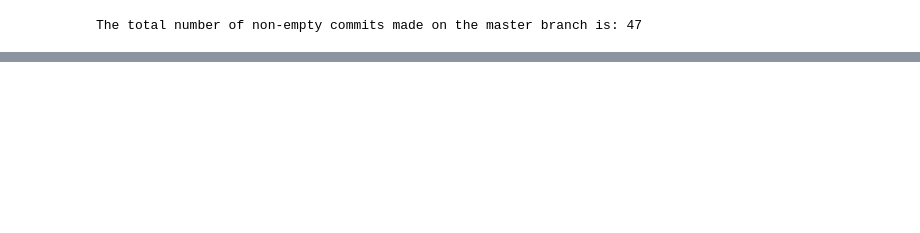
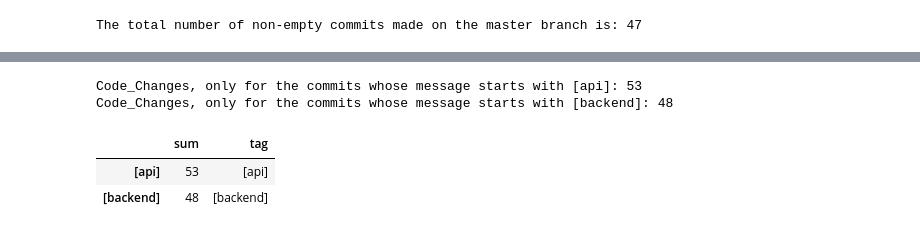
Before and after one commit to chaoss/wg-evolution, a Jupyter notebook: implementations/notebooks_df/code_changes_git.ipynb, the cells around one changed output, grey strips where cells are left out. Drawn from its saved outputs; the diff is of its cells as text; code cells hidden in the pictures; blank space fills up the shorter version.

```diff
--- a/implementations/notebooks_df/code_changes_git.ipynb
+++ b/implementations/notebooks_df/code_changes_git.ipynb
@@ -182,0 +195,20 @@ The total number of non-empty commits made on the master branch is: 47
+# %%
+tags = ["[api]", "[backend]"]
+commitByTags = []
+index = []
+for tag in tags:
+    code_changes = CodeChangesGit(items, conds=[CommitByTag(tag)]).compute()
+    commitByTags.append({'tag': tag, 'sum': code_changes})
+    print("Code_Changes, only for the commits whose message starts with {}: {}".format(
+        tag,
+        code_changes))
+result = pd.DataFrame(commitByTags, index=tags)
+# %% [output]
+Code_Changes, only for the commits whose message starts with [api]: 53
+Code_Changes, only for the commits whose message starts with [backend]: 48
+# %%
+result
+# %% [output]
+|  | sum | tag |
+| [api] | 53 | [api] |
+| [backend] | 48 | [backend] |
```
Also changed, not shown: parts of 11 cells of this notebook.
